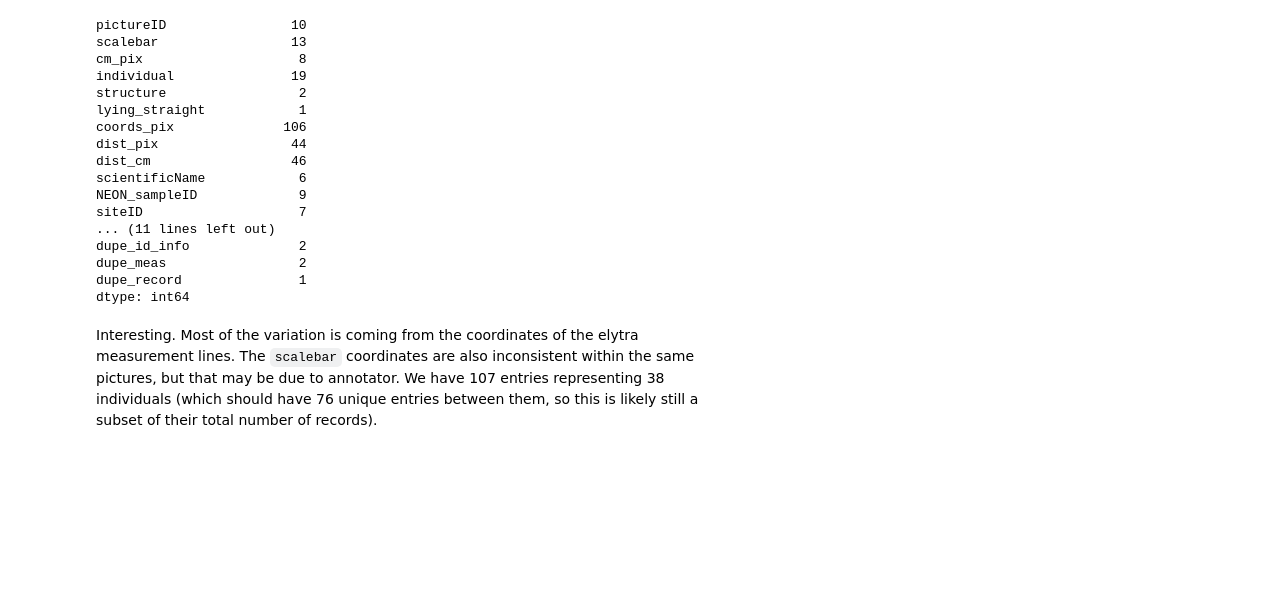
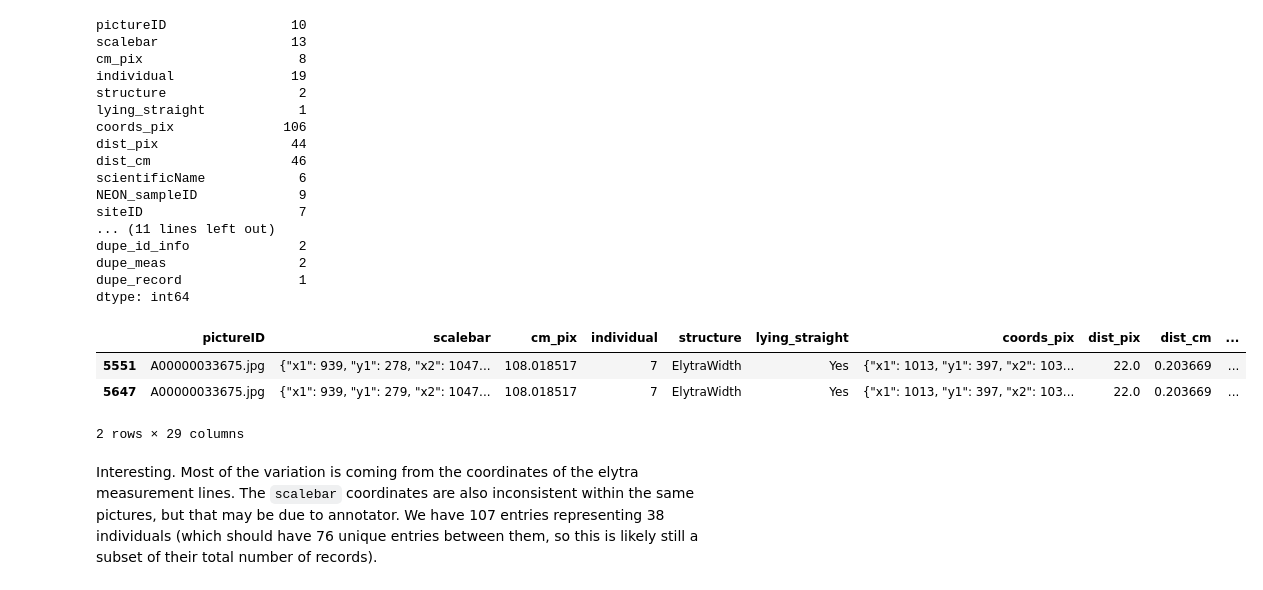
Before and after one commit to Imageomics/2018-NEON-beetles-processing, a Jupyter notebook: notebooks/EDA-0-2.ipynb, the cells around one changed output. Saved outputs shown, nothing was run; the diff lists cells and outputs as text; code cells hidden in the pictures; blank space fills up the shorter version.

```diff
--- a/notebooks/EDA-0-2.ipynb
+++ b/notebooks/EDA-0-2.ipynb
@@ -228,6 +228,16 @@ dupe_id_info              2
 dupe_meas                 2
 dupe_record               1
 dtype: int64
+# %%
+# what is the unique coords_pix?
+temp = dupe_meas_df.copy()
+temp["dupe_coords"] = temp.duplicated(subset = ["coords_pix"], keep = False)
+temp.loc[temp["dupe_coords"]]
+# %% [output]
+|  | pictureID | scalebar | cm_pix | individual | structure | lying_straight | coords_pix | dist_pix | dist_cm | ... |
+| 5551 | A00000033675.jpg | {"x1": 939, "y1": 278, "x2": 1047... | 108.018517 | 7 | ElytraWidth | Yes | {"x1": 1013, "y1": 397, "x2": 103... | 22.0 | 0.203669 | ... |
+| 5647 | A00000033675.jpg | {"x1": 939, "y1": 279, "x2": 1047... | 108.018517 | 7 | ElytraWidth | Yes | {"x1": 1013, "y1": 397, "x2": 103... | 22.0 | 0.203669 | ... |
+2 rows × 29 columns
 # %% [markdown]
 Interesting. Most of the variation is coming from the coordinates of the elytra measurement lines. The `scalebar` coordinates are also inconsistent within the same pictures, but that may be due to annotator. We have 107 entries representing 38 individuals (which should have 76 unique entries between them, so this is likely still a subset of their total number of records).
 # %%
```
Also changed, not shown: parts of 30 cells of this notebook, 1 other file.
